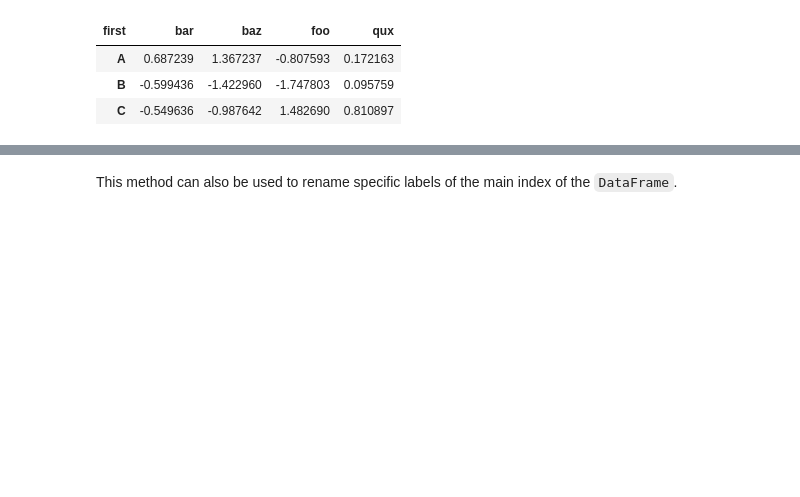
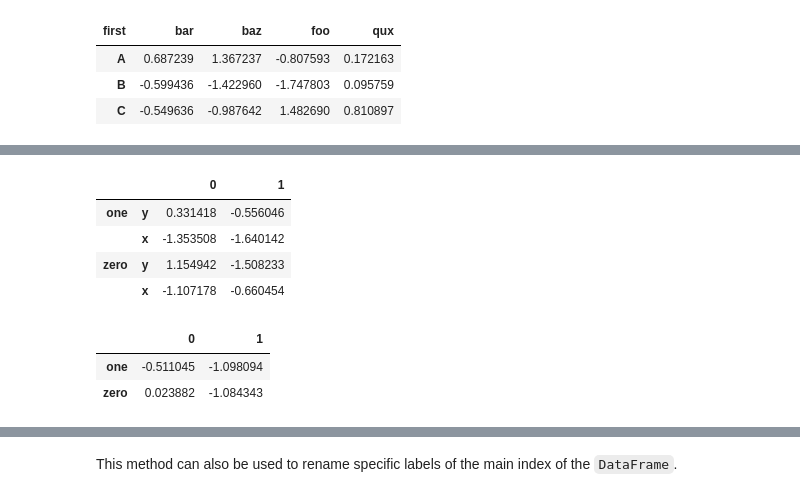
Before and after one commit to Francesco-Ghizzo/Data-Science, a Jupyter notebook: Python/Pandas/User Guide/MultiIndex : advanced indexing.ipynb, the cells around one changed output, grey strips where cells are left out. Cells and saved outputs as stored; diff of their text form; code cells hidden in the pictures; blank space fills up the shorter version.

```diff
--- a/Python/Pandas/User Guide/MultiIndex : advanced indexing.ipynb
+++ b/Python/Pandas/User Guide/MultiIndex : advanced indexing.ipynb
@@ -819,0 +773,8 @@ df.xs("one", level="second", axis=1, drop_level=True)
+# %%
+df
+# %% [output]
+|  |  | 0 | 1 |
+| one | y | 0.331418 | -0.556046 |
+|  | x | -1.353508 | -1.640142 |
+| zero | y | 1.154942 | -1.508233 |
+|  | x | -1.107178 | -0.660454 |
@@ -819,0 +783,6 @@ df.xs("one", level="second", axis=1, drop_level=True)
+# %%
+df2
+# %% [output]
+|  | 0 | 1 |
+| one | -0.511045 | -1.098094 |
+| zero | 0.023882 | -1.084343 |
```
Also changed, not shown: parts of 76 cells of this notebook.
